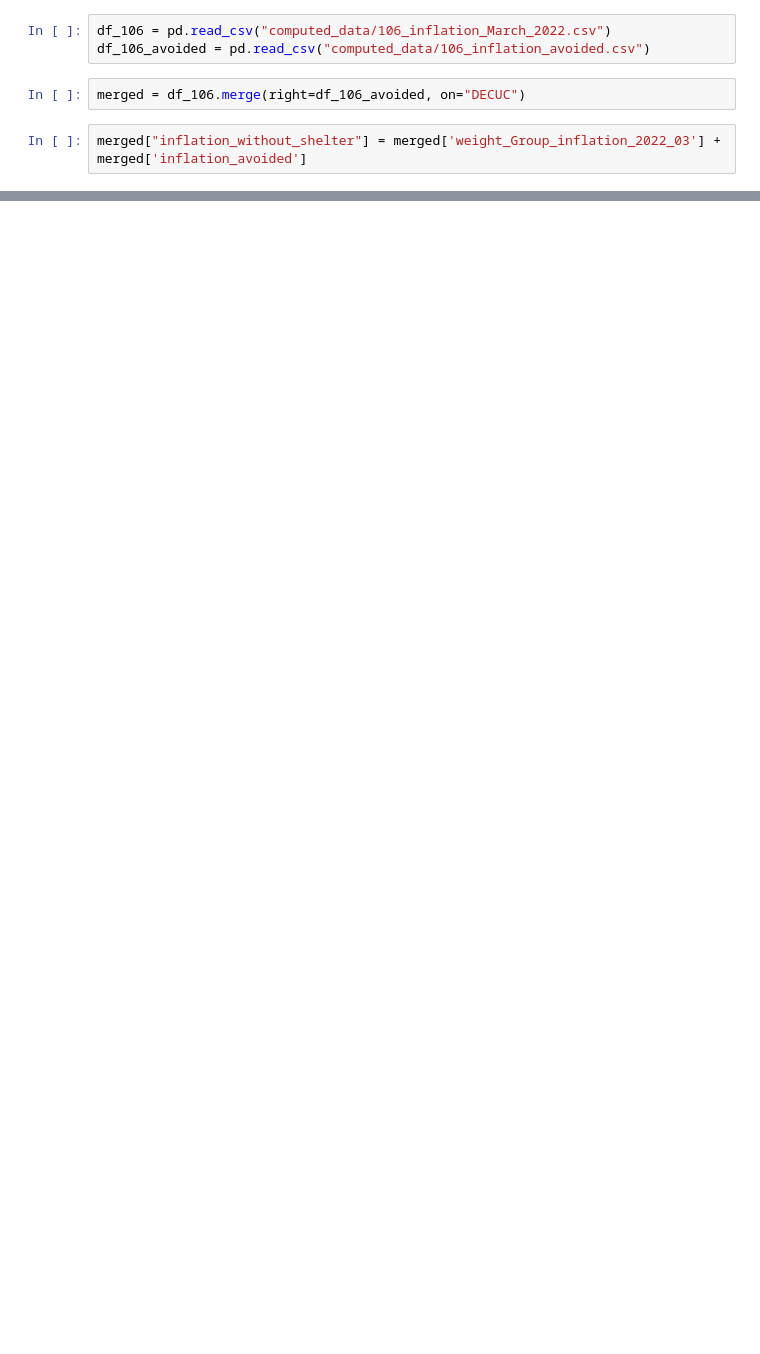
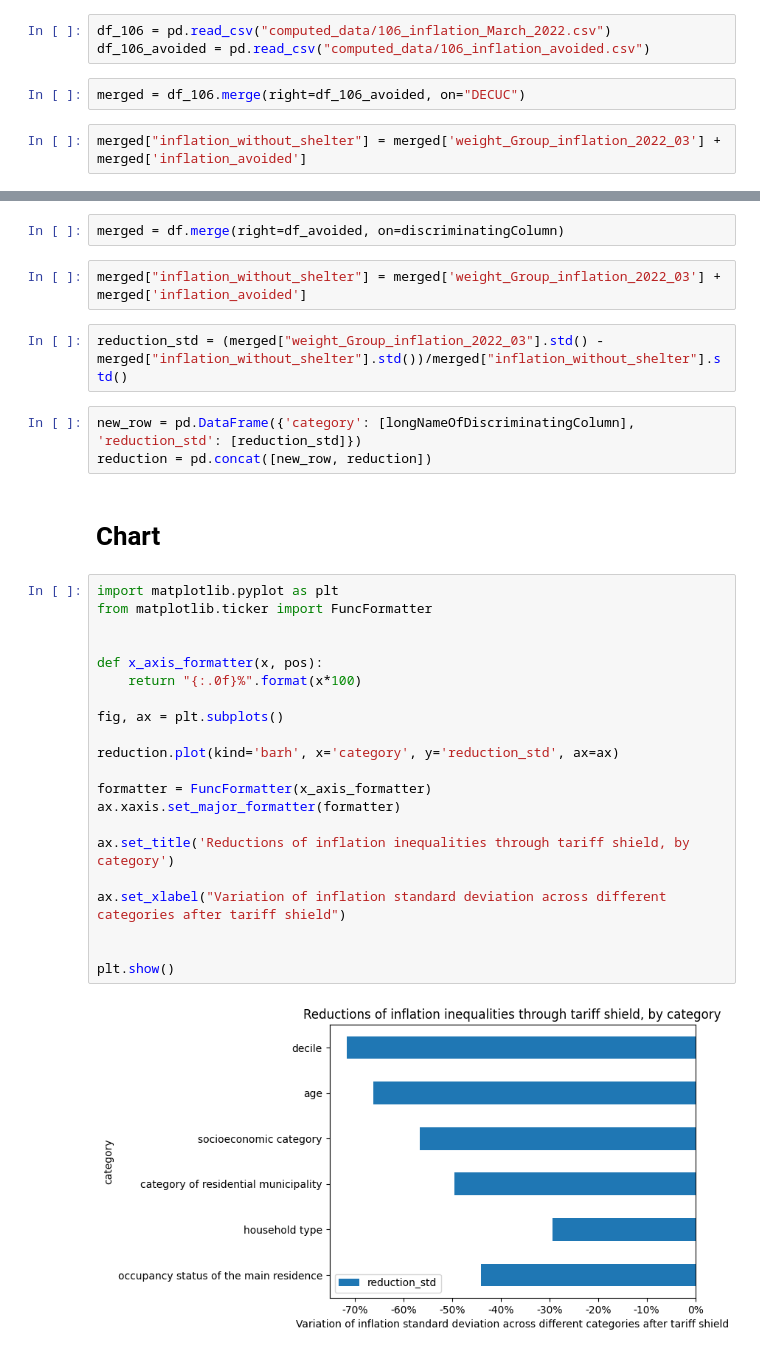
Before and after one commit to rm951/memoireESCP, a Jupyter notebook: figure12.ipynb, the cells around one changed output, grey strips where cells are left out. Saved outputs shown, nothing was run; the diff lists cells and outputs as text; blank space fills up the shorter version.

```diff
--- a/figure12.ipynb
+++ b/figure12.ipynb
@@ -19,0 +151,34 @@ reduction_decile = (merged["weight_Group_inflation_2022_03"].std() - merged["inf
+# %%
+merged = df.merge(right=df_avoided, on=discriminatingColumn)
+# %%
+merged["inflation_without_shelter"] = merged['weight_Group_inflation_2022_03'] + merged['inflation_avoided']
+# %%
+reduction_std = (merged["weight_Group_inflation_2022_03"].std() - merged["inflation_without_shelter"].std())/merged["inflation_without_shelter"].std()
+# %%
+new_row = pd.DataFrame({'category': [longNameOfDiscriminatingColumn], 'reduction_std': [reduction_std]})
+reduction = pd.concat([new_row, reduction])
+# %% [markdown]
+# Chart
+# %%
+import matplotlib.pyplot as plt
+from matplotlib.ticker import FuncFormatter
+
+
+def x_axis_formatter(x, pos):
+    return "{:.0f}%".format(x*100)
+
+fig, ax = plt.subplots()
+
+reduction.plot(kind='barh', x='category', y='reduction_std', ax=ax)
+
+formatter = FuncFormatter(x_axis_formatter)
+ax.xaxis.set_major_formatter(formatter)
+
+ax.set_title('Reductions of inflation inequalities through tariff shield, by category')
+
+ax.set_xlabel("Variation of inflation standard deviation across different categories after tariff shield")
+
+
+plt.show()
+# %% [output]
+[figure, added]
```
Also changed, not shown: parts of 43 cells of this notebook.
